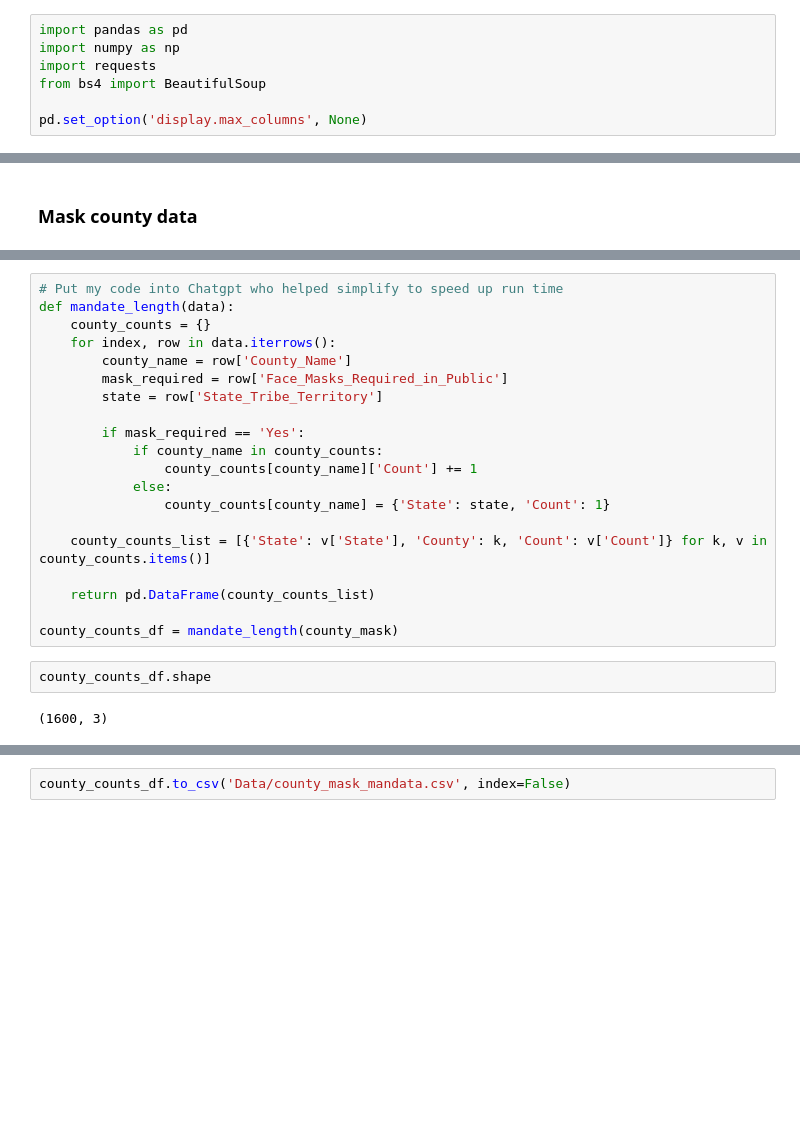
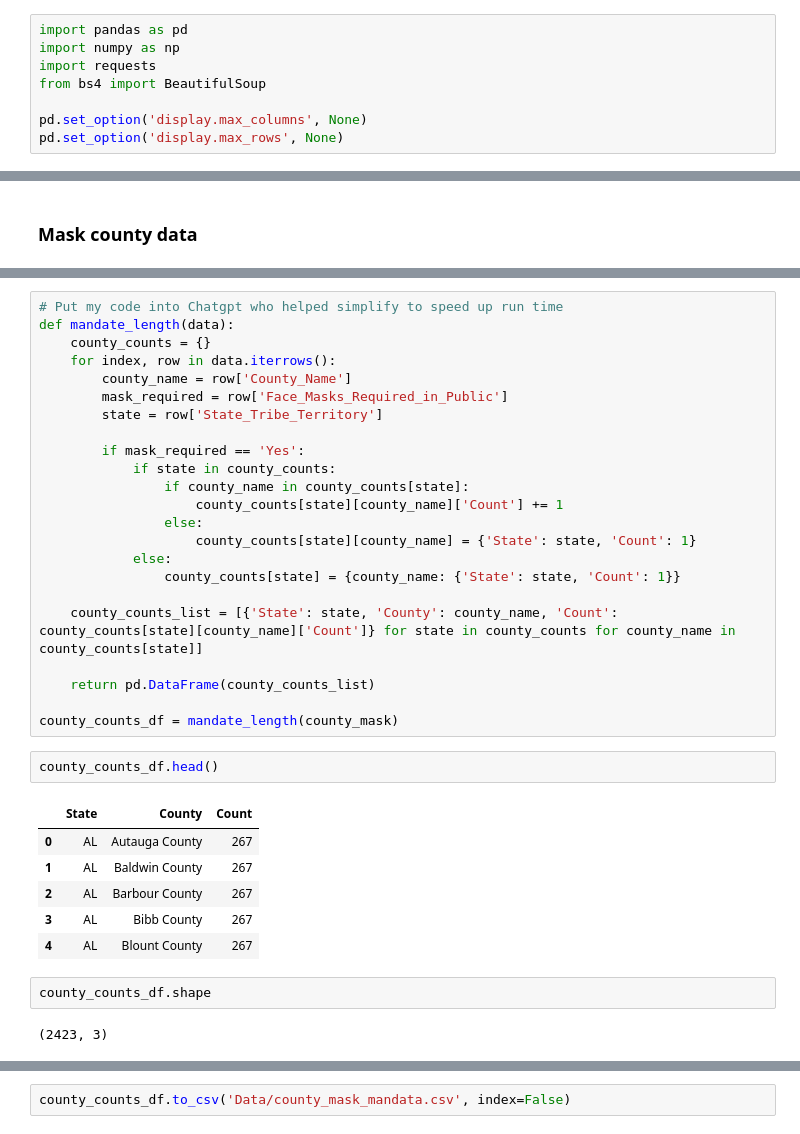
Before and after one commit to rafirahman27/Preparing_for_the_next_Pandemic, a Jupyter notebook: Rafi.ipynb, the cells around one changed output, grey strips where cells are left out. Drawn from its saved outputs; the diff is of its cells as text; blank space fills up the shorter version.

Commit message:
fixed the county mask mandate data and adjusted the merged state data

```diff
--- a/Rafi.ipynb
+++ b/Rafi.ipynb
@@ -7,6 +7,7 @@ import requests
 from bs4 import BeautifulSoup
 
 pd.set_option('display.max_columns', None)
+pd.set_option('display.max_rows', None)
 # %% [markdown]
 ### 2020 Census Population data
 # %%
@@ -201,20 +188,32 @@ def mandate_length(data):
         state = row['State_Tribe_Territory']
 
         if mask_required == 'Yes':
-            if county_name in county_counts:
-                county_counts[county_name]['Count'] += 1
+            if state in county_counts:
+                if county_name in county_counts[state]:
+                    county_counts[state][county_name]['Count'] += 1
+                else:
+                    county_counts[state][county_name] = {'State': state, 'Count': 1}
             else:
-                county_counts[county_name] = {'State': state, 'Count': 1}
+                county_counts[state] = {county_name: {'State': state, 'Count': 1}}
 
-    county_counts_list = [{'State': v['State'], 'County': k, 'Count': v['Count']} for k, v in county_counts.items()]
+    county_counts_list = [{'State': state, 'County': county_name, 'Count': county_counts[state][county_name]['Count']} for state in county_counts for county_name in county_counts[state]]
 
     return pd.DataFrame(county_counts_list)
 
 county_counts_df = mandate_length(county_mask)
+# %%
+county_counts_df.head()
+# %% [output]
+|  | State | County | Count |
+| 0 | AL | Autauga County | 267 |
+| 1 | AL | Baldwin County | 267 |
+| 2 | AL | Barbour County | 267 |
+| 3 | AL | Bibb County | 267 |
+| 4 | AL | Blount County | 267 |
 # %%
 county_counts_df.shape
 # %% [output]
-(1600, 3)
+(2423, 3)
 # %%
 county_counts_df['State'].value_counts()
 # %% [output]
```
Also changed, not shown: parts of 12 cells of this notebook, 2 other files.
